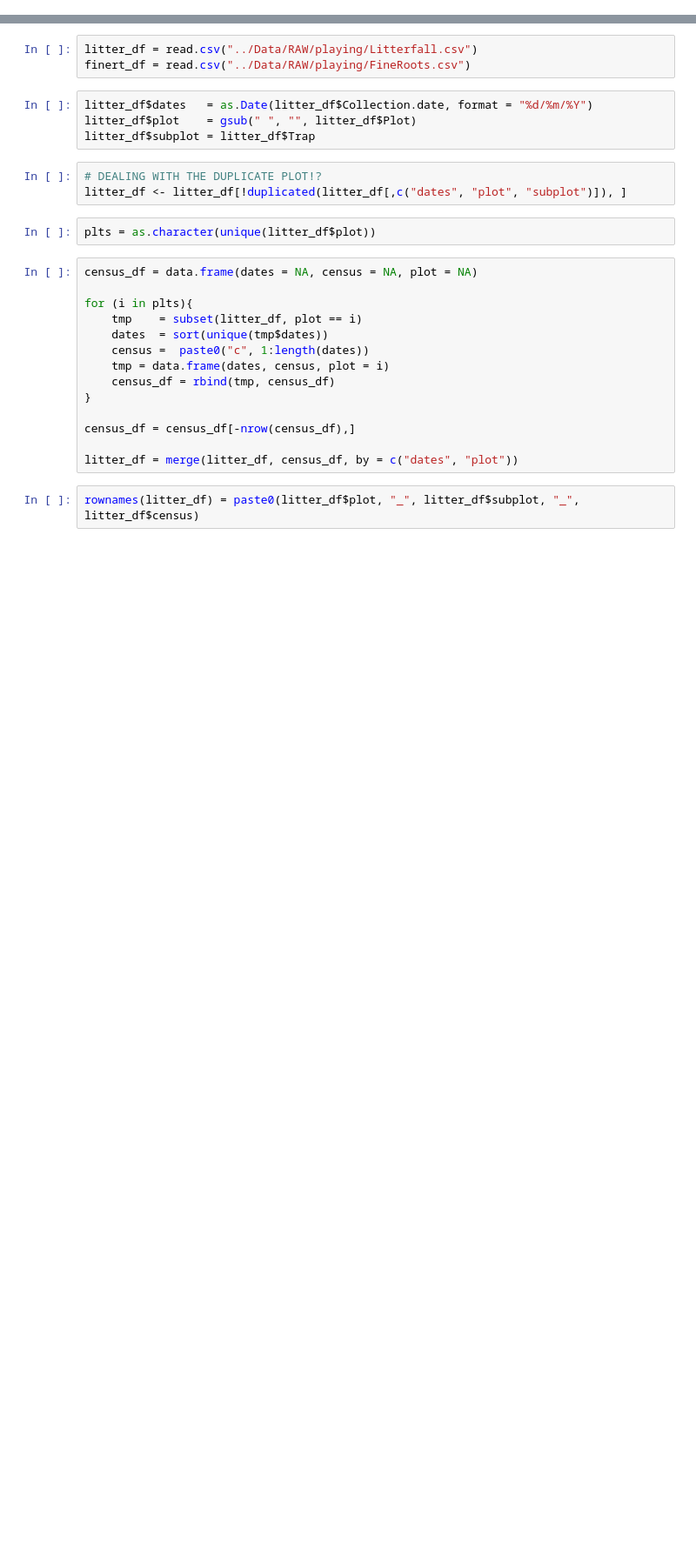
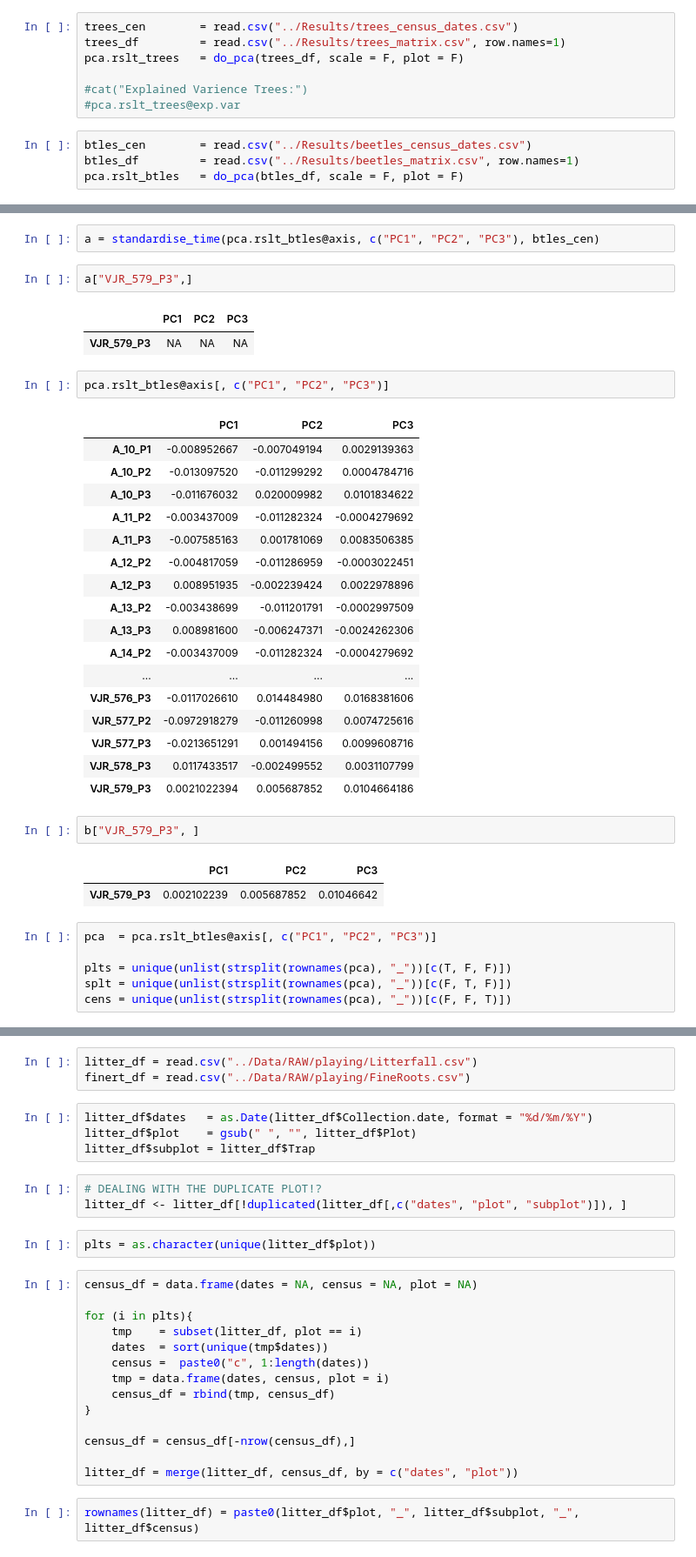
Before and after one commit to dbridg15/masters_project, a Jupyter notebook: Code/playing.ipynb, the cells around one changed output, grey strips where cells are left out. Shown at 87% size. Drawn from its saved outputs; the diff is of its cells as text; blank space fills up the shorter version.

Commit message:
trying to standardise time

```diff
--- a/Code/playing.ipynb
+++ b/Code/playing.ipynb
@@ -32,0 +7,11 @@ The following objects are masked from ‘package:base’:
+# %%
+trees_cen        = read.csv("../Results/trees_census_dates.csv")
+trees_df         = read.csv("../Results/trees_matrix.csv", row.names=1)
+pca.rslt_trees   = do_pca(trees_df, scale = F, plot = F)
+
+#cat("Explained Varience Trees:")
+#pca.rslt_trees@exp.var
+# %%
+btles_cen        = read.csv("../Results/beetles_census_dates.csv")
+btles_df         = read.csv("../Results/beetles_matrix.csv", row.names=1)
+pca.rslt_btles   = do_pca(btles_df, scale = F, plot = F)
@@ -32,0 +70,38 @@ The following objects are masked from ‘package:base’:
+# %%
+a = standardise_time(pca.rslt_btles@axis, c("PC1", "PC2", "PC3"), btles_cen)
+# %%
+a["VJR_579_P3",]
+# %% [output]
+|  | PC1 | PC2 | PC3 |
+| VJR_579_P3 | NA | NA | NA |
+# %%
+pca.rslt_btles@axis[, c("PC1", "PC2", "PC3")]
+# %% [output]
+|  | PC1 | PC2 | PC3 |
+| A_10_P1 | -0.008952667 | -0.007049194 | 0.0029139363 |
+| A_10_P2 | -0.013097520 | -0.011299292 | 0.0004784716 |
+| A_10_P3 | -0.011676032 | 0.020009982 | 0.0101834622 |
+| A_11_P2 | -0.003437009 | -0.011282324 | -0.0004279692 |
+| A_11_P3 | -0.007585163 | 0.001781069 | 0.0083506385 |
+| A_12_P2 | -0.004817059 | -0.011286959 | -0.0003022451 |
+| A_12_P3 | 0.008951935 | -0.002239424 | 0.0022978896 |
+| A_13_P2 | -0.003438699 | -0.011201791 | -0.0002997509 |
+| A_13_P3 | 0.008981600 | -0.006247371 | -0.0024262306 |
+| A_14_P2 | -0.003437009 | -0.011282324 | -0.0004279692 |
+| ... | ... | ... | ... |
+| VJR_576_P3 | -0.0117026610 | 0.014484980 | 0.0168381606 |
+| VJR_577_P2 | -0.0972918279 | -0.011260998 | 0.0074725616 |
+| VJR_577_P3 | -0.0213651291 | 0.001494156 | 0.0099608716 |
+| VJR_578_P3 | 0.0117433517 | -0.002499552 | 0.0031107799 |
+| VJR_579_P3 | 0.0021022394 | 0.005687852 | 0.0104664186 |
+# %%
+b["VJR_579_P3", ]
+# %% [output]
+|  | PC1 | PC2 | PC3 |
+| VJR_579_P3 | 0.002102239 | 0.005687852 | 0.01046642 |
+# %%
+pca  = pca.rslt_btles@axis[, c("PC1", "PC2", "PC3")]
+
+plts = unique(unlist(strsplit(rownames(pca), "_"))[c(T, F, F)])
+splt = unique(unlist(strsplit(rownames(pca), "_"))[c(F, T, F)])
+cens = unique(unlist(strsplit(rownames(pca), "_"))[c(F, F, T)])
```
Also changed, not shown: parts of 14 cells of this notebook, 3 other files.
